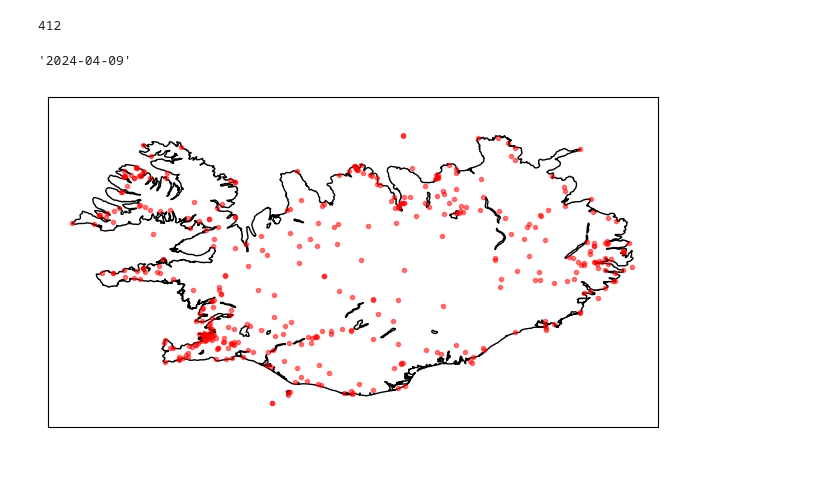
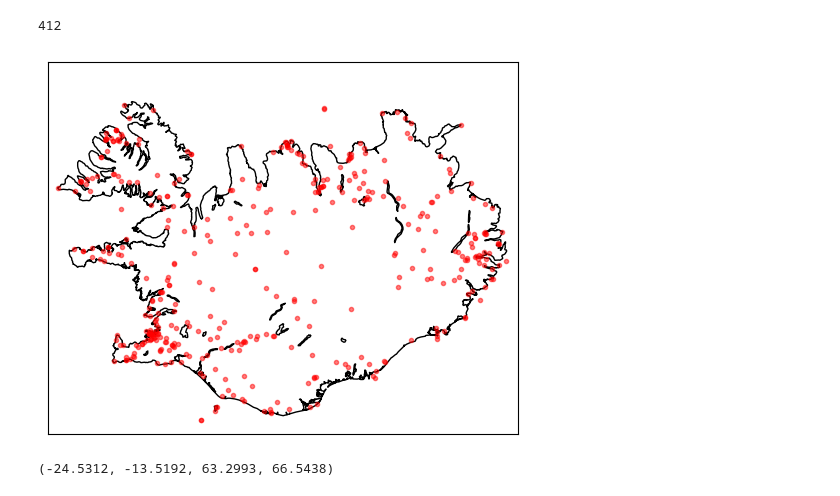
Before and after one commit to BrynjarGeir/lokaverkefni_vel, a Jupyter notebook: code/visualization/mappingStations.ipynb, the cells around one changed output. Saved outputs shown, nothing was run; the diff lists cells and outputs as text; code cells hidden in the pictures; blank space fills up the shorter version.

Commit message:
Updated some visualization as well as nn and generating some JSON for CARRA.

```diff
--- a/code/visualization/mappingStations.ipynb
+++ b/code/visualization/mappingStations.ipynb
@@ -6,6 +8,8 @@ import dill as pickle
 # %%
-#with open('E:/Skóli/HÍ/Vélaverkfræði Master HÍ/Lokaverkefni/Data/Measured/stationsLonLatXY.pkl', 'rb') as f:
-with open('D:/Skoli/Mastersverkefni/lokaverkefni_vel/data/Measured/stationsLonLatXY.pkl', 'rb') as f:
+today = date.today().strftime('%Y-%m-%d')
+stationsLonLatXY_path = getTopLevelPath() + 'data/Measured/stationsLonLatXY.pkl'
+outputpath = getTopLevelPath() + f'data/Visualization/png/stationsOverIceland_{today}.png'
+with open(stationsLonLatXY_path, 'rb') as f:
     stations = pickle.load(f)
 
 coordinates = [v[:2] for v in stations.values()]
@@ -13,24 +17,20 @@ coordinates = [v[:2] for v in stations.values()]
 len(coordinates)
 # %% [output]
 412
-# %%
-today = date.today().strftime('%Y-%m-%d')
-today
-# %% [output]
-'2024-04-09'
 # %%
-m = Basemap(projection = 'mill', llcrnrlat=63, urcrnrlat=67, llcrnrlon=-25, urcrnrlon=-13, resolution='h')
+plt.figure(figsize = (5, 5))
+m = Basemap(projection = 'aea', llcrnrlat=63, urcrnrlat=67, llcrnrlon=-24, urcrnrlon=-13, lat_0 = 65, lon_0=-16, resolution='h')
 # Draw coastlines, countries, and states
 m.drawcoastlines()
 m.drawcountries()
 # Plot coordinates
 for lon, lat in coordinates:
     x, y = m(lon, lat)
     m.plot(x, y, 'ro', markersize=3, alpha = 0.5)
 # Add title and show the plot
 #plt.title('Weather stations around Iceland')
 plt.tight_layout()
-plt.savefig(f'./outputs/png/weather_stations_{today}.png')
+plt.savefig(outputpath)
 plt.show()
 # %% [output]
-[figure, old version]
+[figure, new version]
@@ -36,0 +40,4 @@ plt.show()
+# %%
+min_lon, max_lon, min_lat, max_lat
+# %% [output]
+(-24.5312, -13.5192, 63.2993, 66.5438)
```
Also changed, not shown: parts of 2 cells of this notebook, 4 other files.
